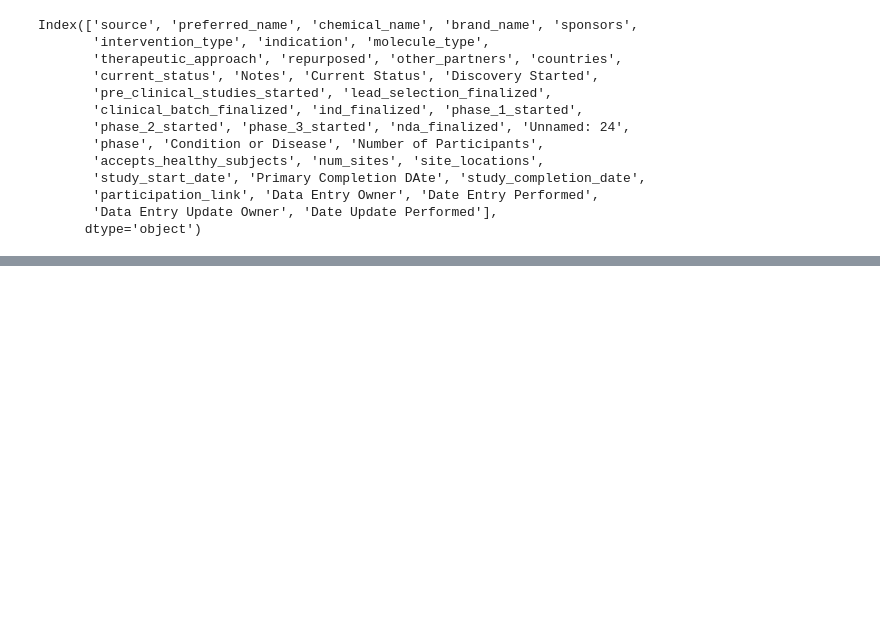
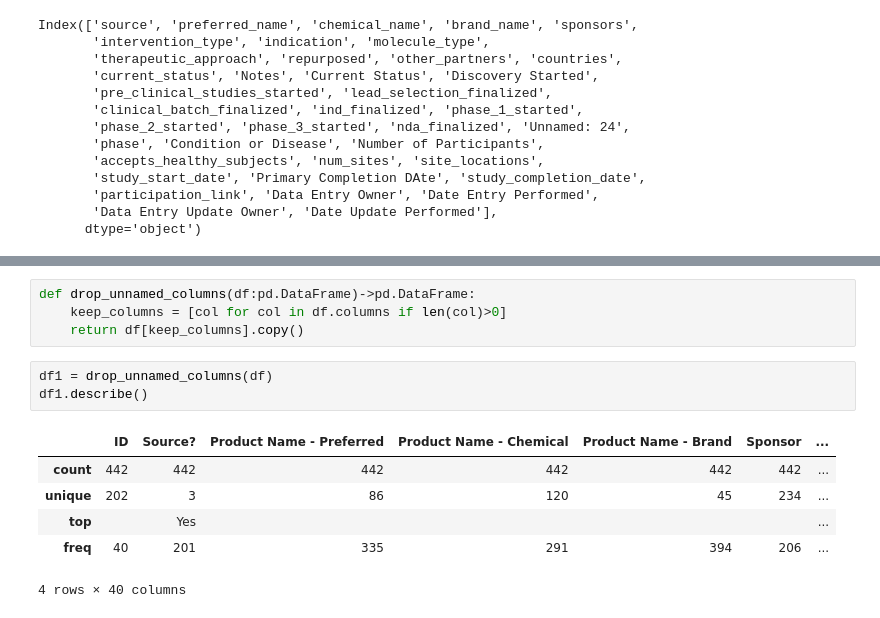
Before and after one commit to c19-rnd-dashboard/py-api-vac-rnd-dash, a Jupyter notebook: data/vaccines/Clean HelpWithCovid Vaccines.ipynb, the cells around one changed output, grey strips where cells are left out. Drawn from its saved outputs; the diff is of its cells as text; blank space fills up the shorter version.

```diff
--- a/data/vaccines/Clean HelpWithCovid Vaccines.ipynb
+++ b/data/vaccines/Clean HelpWithCovid Vaccines.ipynb
@@ -102,0 +218,14 @@ Index(['source', 'preferred_name', 'chemical_name', 'brand_name', 'sponsors',
+# %%
+def drop_unnamed_columns(df:pd.DataFrame)->pd.DataFrame:
+    keep_columns = [col for col in df.columns if len(col)>0]
+    return df[keep_columns].copy()
+# %%
+df1 = drop_unnamed_columns(df)
+df1.describe()
+# %% [output]
+|  | ID | Source? | Product Name - Preferred | Product Name - Chemical | Product Name - Brand | Sponsor | ... |
+| count | 442 | 442 | 442 | 442 | 442 | 442 | ... |
+| unique | 202 | 3 | 86 | 120 | 45 | 234 | ... |
+| top |  | Yes |  |  |  |  | ... |
+| freq | 40 | 201 | 335 | 291 | 394 | 206 | ... |
+4 rows × 40 columns
```
Also changed, not shown: parts of 15 cells of this notebook, 2 other files.
